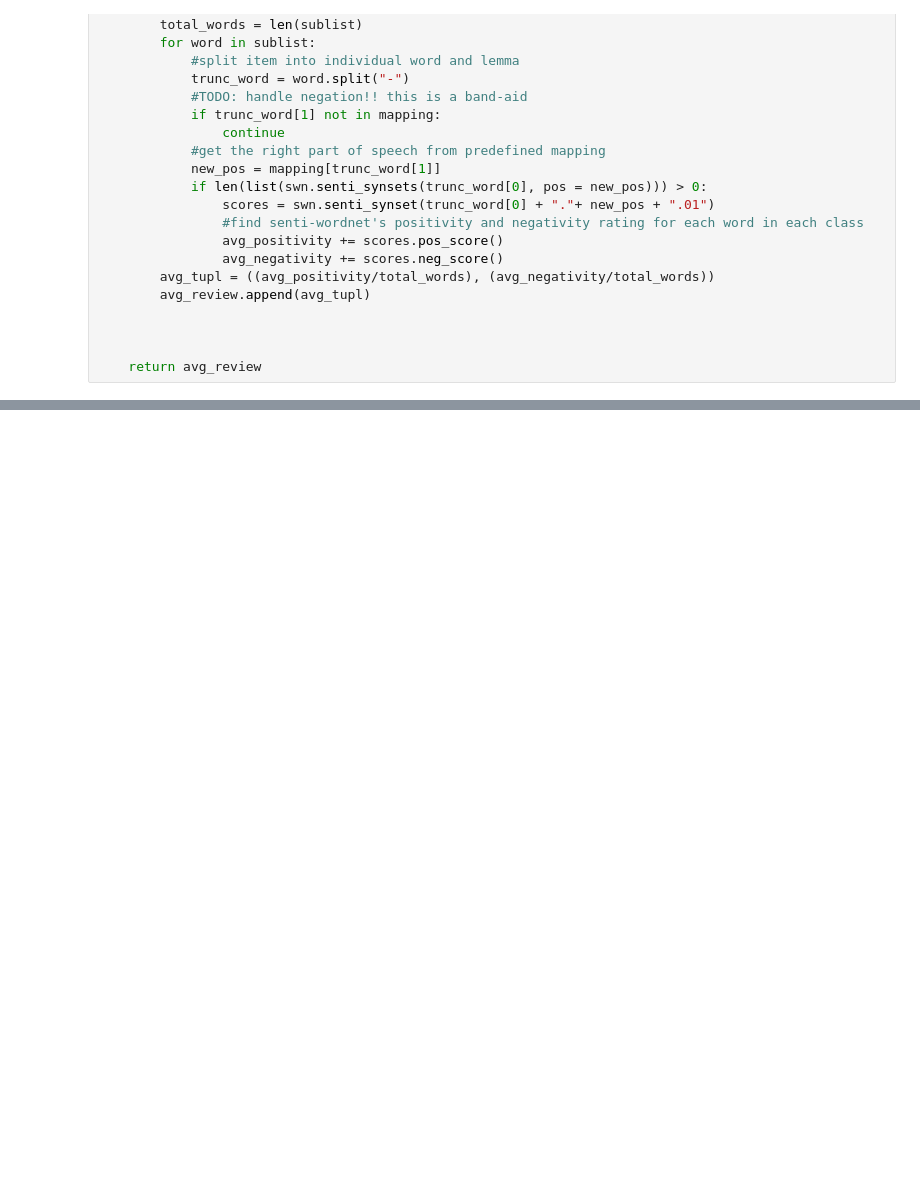
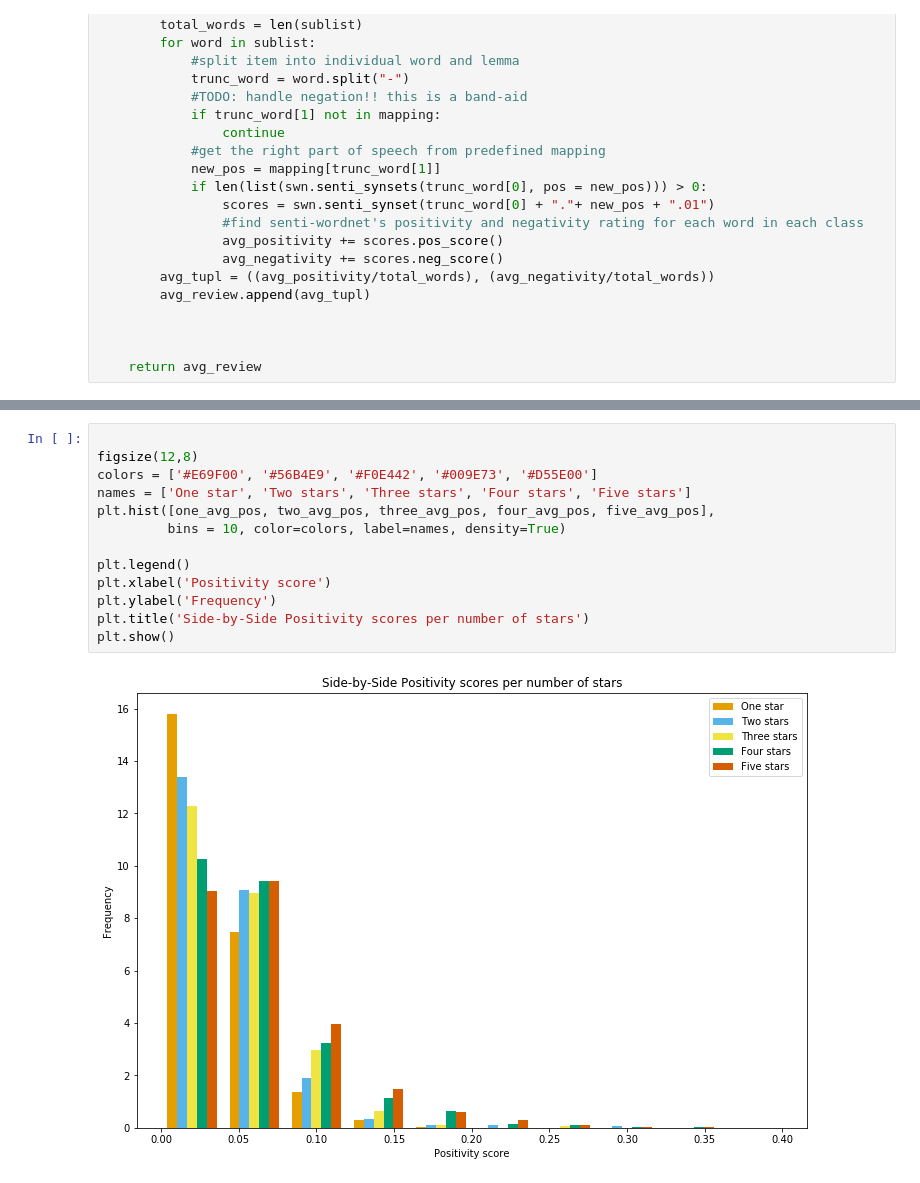
Before and after one commit to floorkouwenberg/TMCI_project, a Jupyter notebook: Cooccs.ipynb, the cells around one changed output, grey strips where cells are left out. Saved outputs shown, nothing was run; the diff lists cells and outputs as text; blank space fills up the shorter version.

```diff
--- a/Cooccs.ipynb
+++ b/Cooccs.ipynb
@@ -224,0 +249,15 @@ print(len(one_senti))
+# %%
+
+figsize(12,8)
+colors = ['#E69F00', '#56B4E9', '#F0E442', '#009E73', '#D55E00']
+names = ['One star', 'Two stars', 'Three stars', 'Four stars', 'Five stars']
+plt.hist([one_avg_pos, two_avg_pos, three_avg_pos, four_avg_pos, five_avg_pos],
+         bins = 10, color=colors, label=names, density=True)
+
+plt.legend()
+plt.xlabel('Positivity score')
+plt.ylabel('Frequency')
+plt.title('Side-by-Side Positivity scores per number of stars')
+plt.show()
+# %% [output]
+[figure, added]
```
Also changed, not shown: parts of 6 cells of this notebook.
